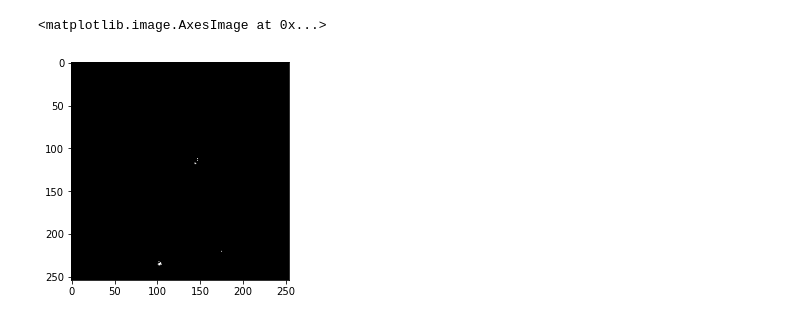
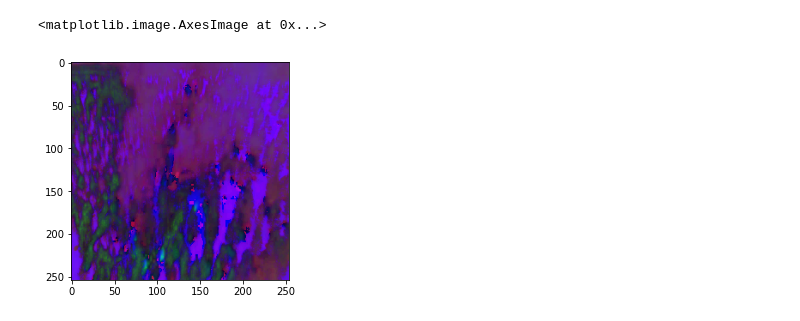
Before and after one commit to AlcobaAI/Detection-Wip, a Jupyter notebook: Labeling.ipynb, the cells around one changed output. Saved outputs shown, nothing was run; the diff lists cells and outputs as text; code cells hidden in the pictures.

```diff
--- a/Labeling.ipynb
+++ b/Labeling.ipynb
@@ -27,6 +27,6 @@ upper_bound = (100, 200, 255)
-# %%
-mask = cv2.inRange(image, lower_bound, upper_bound)
-plt.imshow(cv2.cvtColor(mask, cv2.COLOR_BGR2RGB))
-# %% [output]
-<matplotlib.image.AxesImage at 0x...>
-[figure, removed]
+# %%
+hsvimage = cv2.cvtColor(image, cv2.COLOR_BGR2HSV)
+plt.imshow(hsvimage)
+# %% [output]
+<matplotlib.image.AxesImage at 0x...>
+[figure, added]
```
Also changed, not shown: parts of 24 cells of this notebook, 2 other files.
